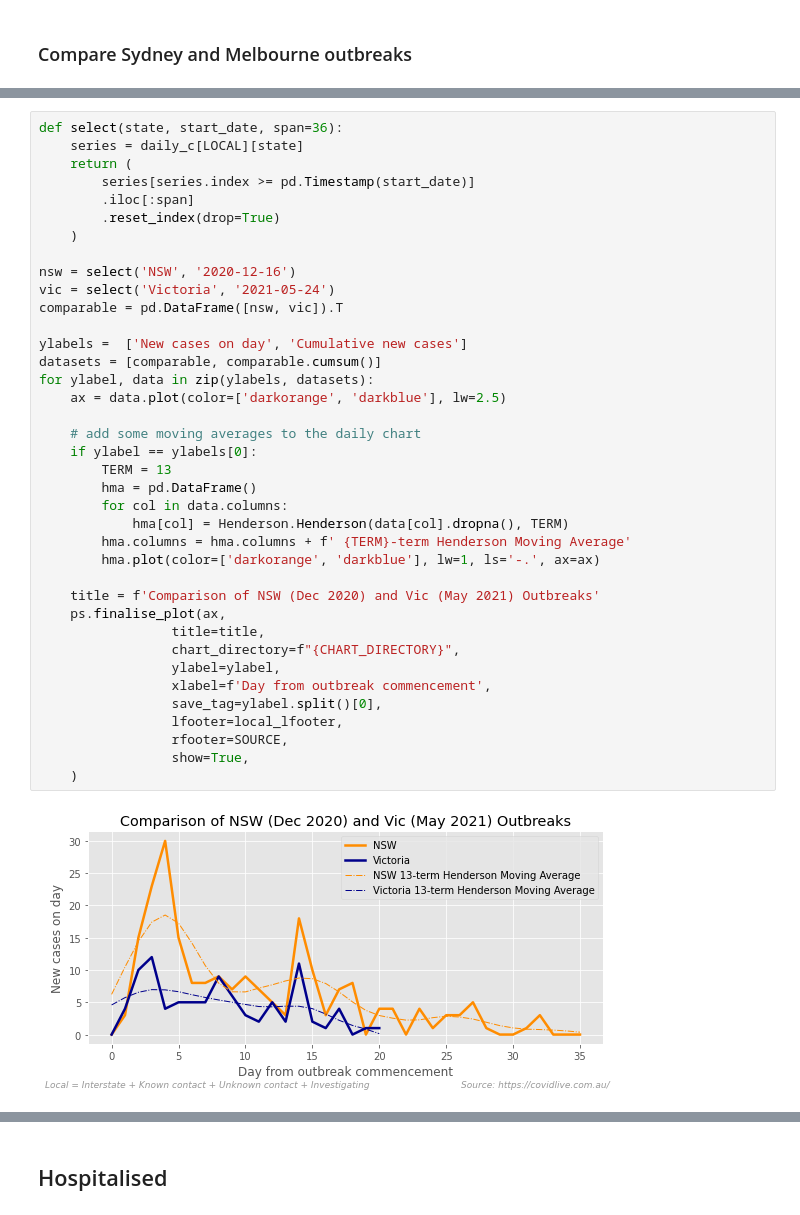
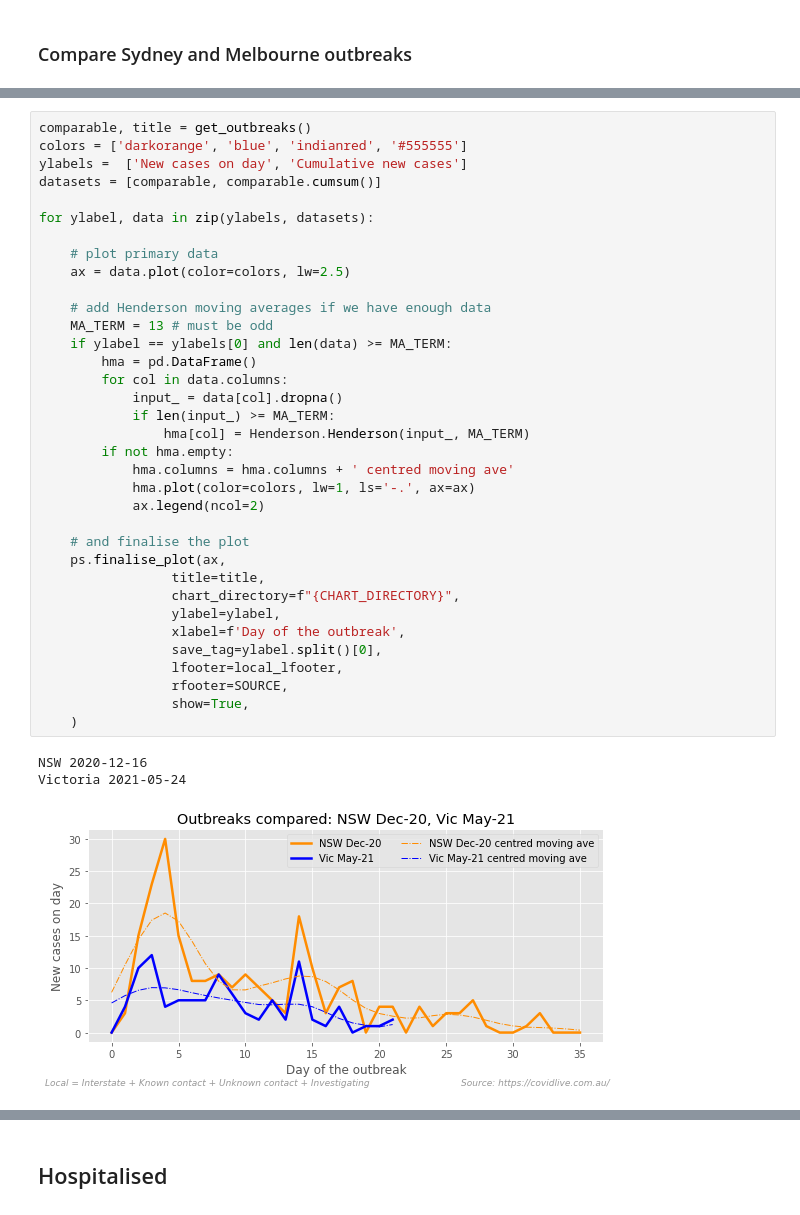
Before and after one commit to bpalmer4/Covid-19, a Jupyter notebook: notebooks/Covid-Australia-covidlive.ipynb, the cells around one changed output, grey strips where cells are left out. Drawn from its saved outputs; the diff is of its cells as text.

```diff
--- a/notebooks/Covid-Australia-covidlive.ipynb
+++ b/notebooks/Covid-Australia-covidlive.ipynb
@@ -628,40 +654,39 @@ recent_bar_with_ma_plot(daily_c[LOCAL], "cases")
 # %%
-def select(state, start_date, span=36):
-    series = daily_c[LOCAL][state]
-    return (
-        series[series.index >= pd.Timestamp(start_date)]
-        .iloc[:span]
-        .reset_index(drop=True)
-    )
-
-nsw = select('NSW', '2020-12-16')
-vic = select('Victoria', '2021-05-24')
-comparable = pd.DataFrame([nsw, vic]).T
-
+comparable, title = get_outbreaks()
+colors = ['darkorange', 'blue', 'indianred', '#555555']
 ylabels =  ['New cases on day', 'Cumulative new cases']
 datasets = [comparable, comparable.cumsum()]
+
 for ylabel, data in zip(ylabels, datasets):
-    ax = data.plot(color=['darkorange', 'darkblue'], lw=2.5)
 
-    # add some moving averages to the daily chart
-    if ylabel == ylabels[0]:
-        TERM = 13
+    # plot primary data
+    ax = data.plot(color=colors, lw=2.5)
+
+    # add Henderson moving averages if we have enough data
+    MA_TERM = 13 # must be odd
+    if ylabel == ylabels[0] and len(data) >= MA_TERM:
         hma = pd.DataFrame()
         for col in data.columns:
-            hma[col] = Henderson.Henderson(data[col].dropna(), TERM)
-        hma.columns = hma.columns + f' {TERM}-term Henderson Moving Average'
-        hma.plot(color=['darkorange', 'darkblue'], lw=1, ls='-.', ax=ax)
+            input_ = data[col].dropna()
+            if len(input_) >= MA_TERM:
+                hma[col] = Henderson.Henderson(input_, MA_TERM)
+        if not hma.empty:
+            hma.columns = hma.columns + ' centred moving ave'
+            hma.plot(color=colors, lw=1, ls='-.', ax=ax)
+            ax.legend(ncol=2)
 
-    title = f'Comparison of NSW (Dec 2020) and Vic (May 2021) Outbreaks'
+    # and finalise the plot
     ps.finalise_plot(ax,
                  title=title,
                  chart_directory=f"{CHART_DIRECTORY}",
                  ylabel=ylabel,
-                 xlabel=f'Day from outbreak commencement',
+                 xlabel=f'Day of the outbreak',
                  save_tag=ylabel.split()[0],
                  lfooter=local_lfooter,
                  rfooter=SOURCE,
                  show=True,
     )
 # %% [output]
+NSW 2020-12-16
+Victoria 2021-05-24
-[figure, old version]
+[figure, new version]
```
Also changed, not shown: parts of 16 cells of this notebook.
